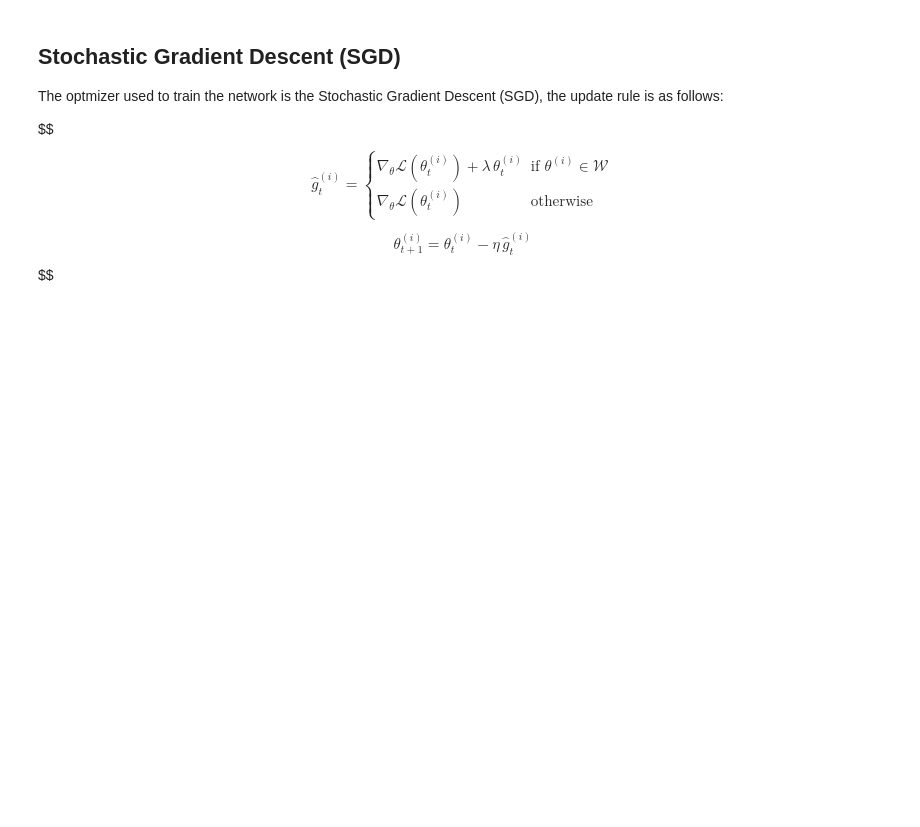
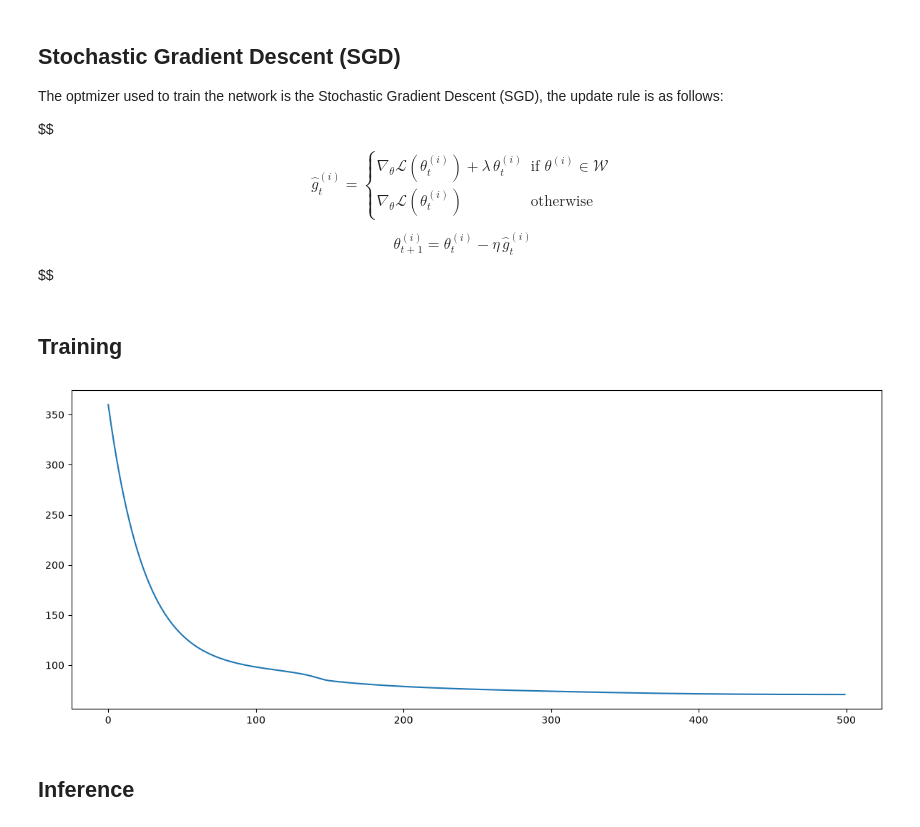
Before and after one commit to cecinuga/thorcino, a Jupyter notebook: examples/rnn/scratch.ipynb, the cells around one changed output. Saved outputs shown, nothing was run; the diff lists cells and outputs as text; code cells hidden in the pictures; blank space fills up the shorter version.

```diff
--- a/examples/rnn/scratch.ipynb
+++ b/examples/rnn/scratch.ipynb
@@ -225,10 +229,55 @@ def update(grad: np.ndarray, weight: np.ndarray, lr: float, decay: float=0):
     weight -= lr * grad
 
 
-def optimize(g: dict, P:dict, lr: float, weight_decay: float=0):
+def optimize(P:dict, g: dict, lr: float, weight_decay: float=0):
     """Do a full optmizer step, updating weights."""
     update(g['Wxh'], P['Wxh'], lr, weight_decay)
     update(g['Whh'], P['Whh'], lr, weight_decay)
     update(g['bh'], P['bh'], lr, 0)
     update(g['Who'], P['Who'], lr, weight_decay)
     update(g['bo'], P['bo'], lr, 0)
+# %% [markdown]
+## Training
+# %%
+"""Training utilities"""
+
+MAX_LR, MIN_LR = 1e-3, 1e-5
+EPOCHS = 500
+DECAY = 0
+
+def get_lr(epoch:int, max_lr: float, min_lr: float):
+    """cosine scheduler"""
+    if epoch >= EPOCHS:
+        return min_lr
+
+    cosine_factor = (1 + np.cos(np.pi * epoch / EPOCHS)) / 2
+    return min_lr + (max_lr - min_lr) * cosine_factor
+
+losses = []
+def step(P: dict, X: np.ndarray, Y: np.ndarray, lr: float):
+    T = X.shape[1]
+    L, cache = forward(P, X, Y, T)
+    g = backward(P, X, Y, cache, T)
+    optimize(P, g, lr, DECAY)
+
+    losses.append(L)
+
+def train(P: dict, X: np.ndarray, Y: np.ndarray, epochs: int):
+    for e in range(epochs):
+        lr = get_lr(e, MAX_LR, MIN_LR)
+        step(P, X, Y, lr)
+
+train(P, X, Y, EPOCHS)
+# %%
+import matplotlib.pyplot as plt
+
+fig, axs = plt.subplots(1, 1, figsize=(12, 5))
+
+axs.plot(range(EPOCHS), losses)
+
+fig.tight_layout()
+plt.show()
+# %% [output]
+[figure, added]
+# %% [markdown]
+## Inference
```
Also changed, not shown: parts of 8 cells of this notebook.
